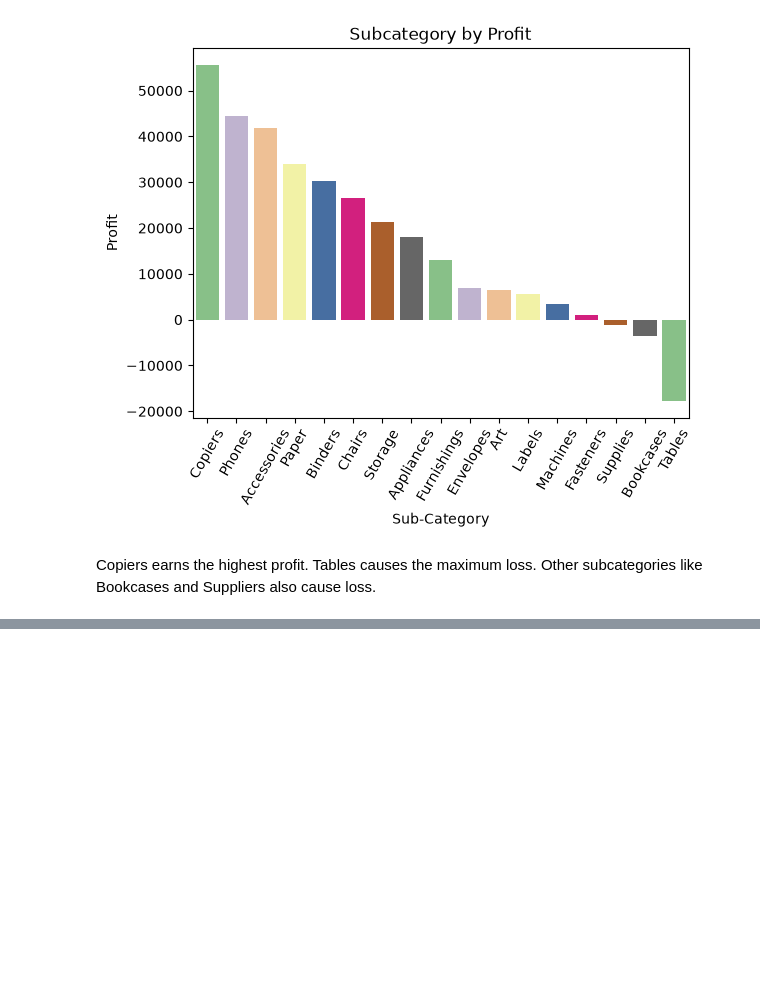
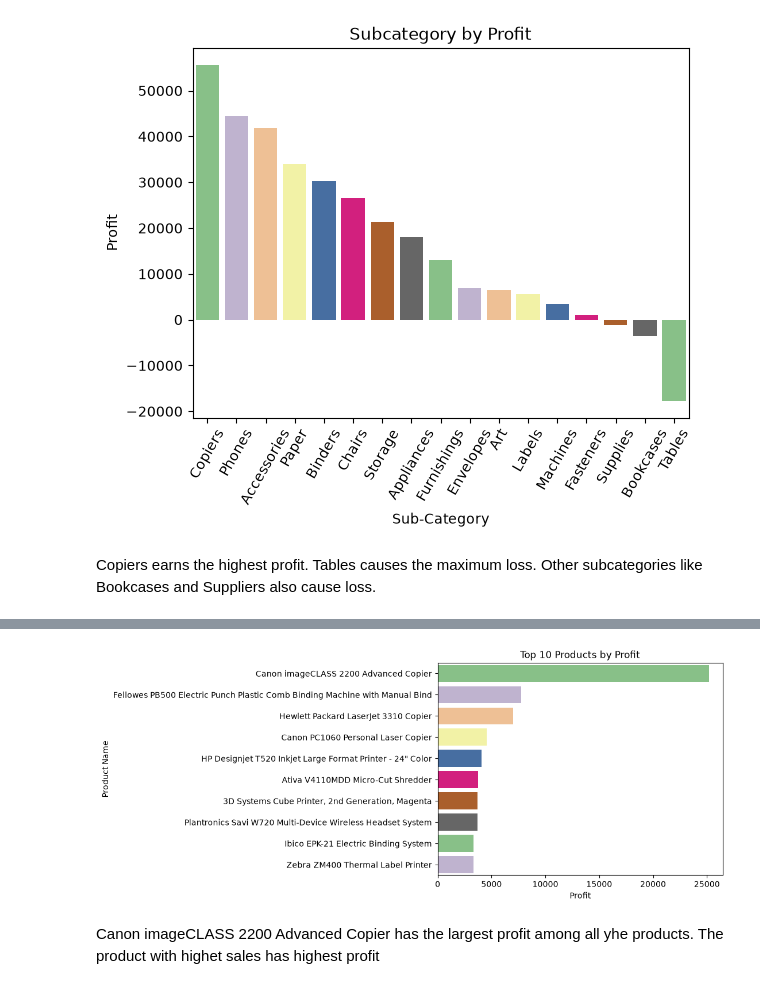
Before and after one commit to vaishnaviniwalkar/Superstore_Sales_Analysis, a Jupyter notebook: notebook/analysis.ipynb, the cells around one changed output, grey strips where cells are left out. Saved outputs shown, nothing was run; the diff lists cells and outputs as text; code cells hidden in the pictures; blank space fills up the shorter version.

```diff
--- a/notebook/analysis.ipynb
+++ b/notebook/analysis.ipynb
@@ -430,0 +456,3 @@ Copiers earns the highest profit. Tables causes the maximum loss. Other subcateg
+# %%
+top_profit_product = df.groupby('Product Name')['Profit'].sum().sort_values(ascending=False).head(10)
+top_profit_product
@@ -430,0 +472,8 @@ Copiers earns the highest profit. Tables causes the maximum loss. Other subcateg
+# %%
+sns.barplot(x='Profit', y='Product Name', data=top_profit_product.reset_index(), hue='Product Name', palette='Accent', orient='h')
+plt.title('Top 10 Products by Profit')
+plt.show()
+# %% [output]
+[figure, added]
+# %% [markdown]
+Canon imageCLASS 2200 Advanced Copier has the largest profit among all yhe products. The product with highet sales has highest profit
```
Also changed, not shown: parts of 4 cells of this notebook.
